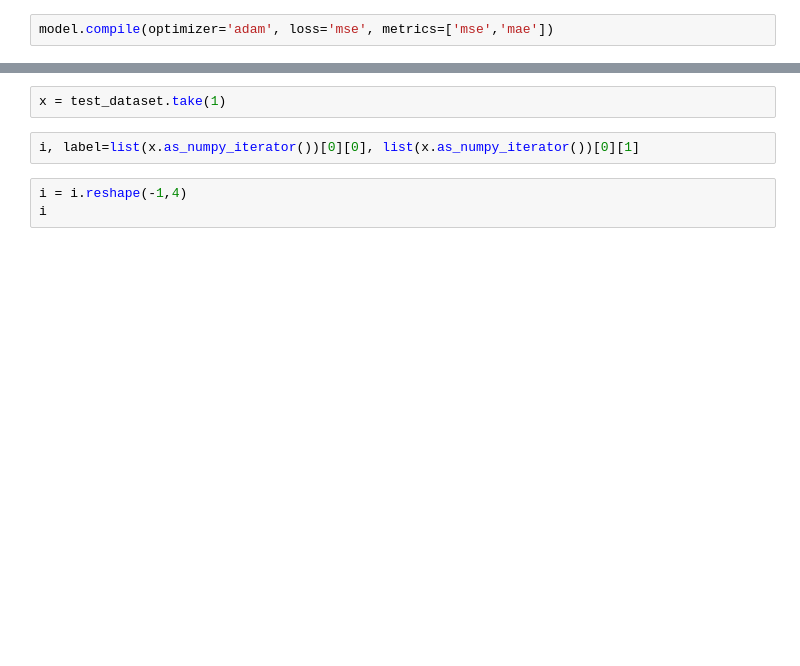
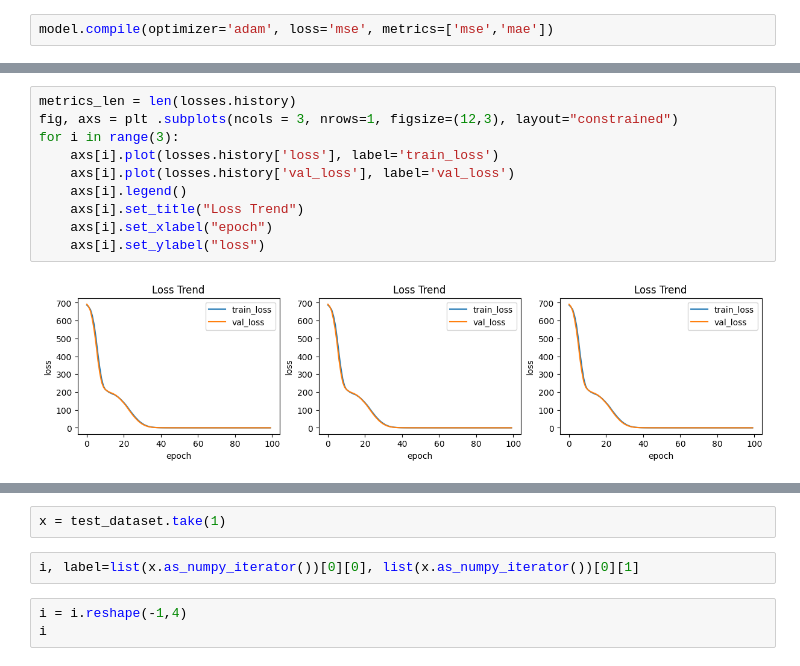
Before and after one commit to nhatvan2231/AA_DOA, a Jupyter notebook: src/python/building_model.ipynb, the cells around one changed output, grey strips where cells are left out. Cells and saved outputs as stored; diff of their text form; blank space fills up the shorter version.

```diff
--- a/src/python/building_model.ipynb
+++ b/src/python/building_model.ipynb
@@ -75 +128,13 @@ Epoch 100/100
+# %%
+metrics_len = len(losses.history)
+fig, axs = plt .subplots(ncols = 3, nrows=1, figsize=(12,3), layout="constrained")
+for i in range(3):
+    axs[i].plot(losses.history['loss'], label='train_loss')
+    axs[i].plot(losses.history['val_loss'], label='val_loss')
+    axs[i].legend()
+    axs[i].set_title("Loss Trend")
+    axs[i].set_xlabel("epoch")
+    axs[i].set_ylabel("loss")
+# %% [output]
+[figure, added]
 # %%
```
Also changed, not shown: parts of 18 cells of this notebook, 1 other file.
